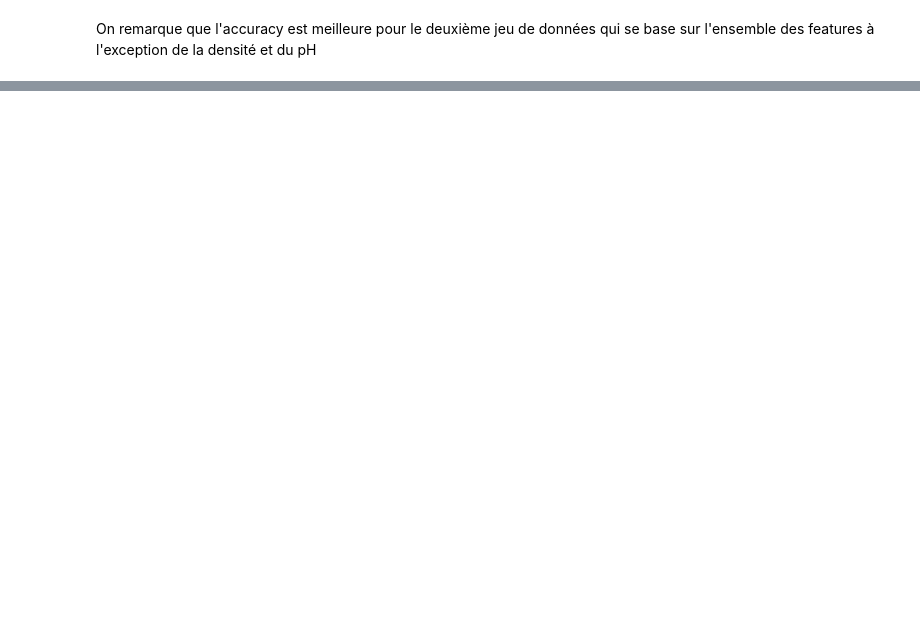
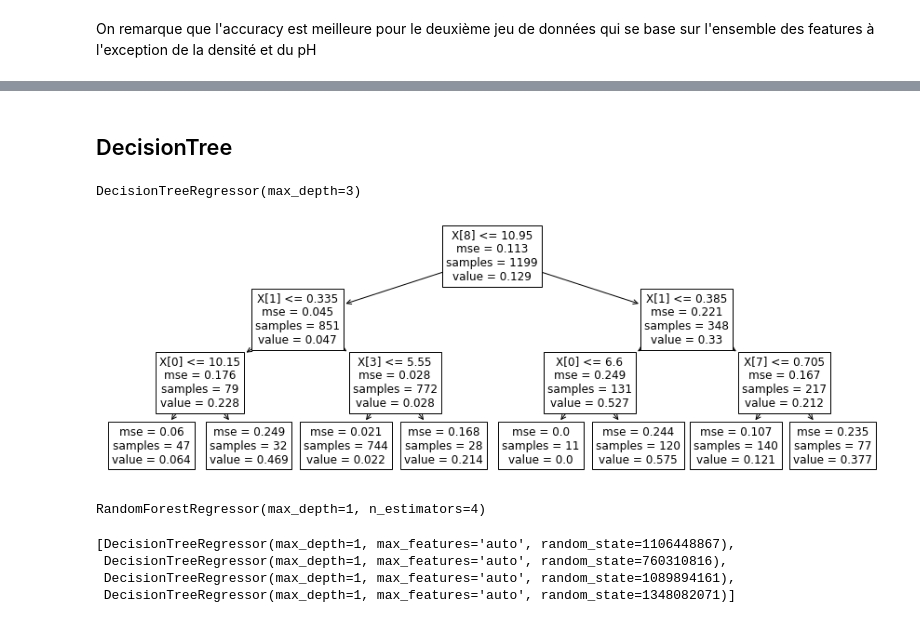
Before and after one commit to Naillik13/wine-notebook, a Jupyter notebook: WineQuality.ipynb, the cells around one changed output, grey strips where cells are left out. Drawn from its saved outputs; the diff is of its cells as text; code cells hidden in the pictures; blank space fills up the shorter version.

Commit message:
[ADD] DecisionTree

```diff
--- a/WineQuality.ipynb
+++ b/WineQuality.ipynb
@@ -322,0 +331,29 @@ plot_confusion_matrix(logreg_new, X=X_test_new, y_true=y_test_new)
+# %% [markdown]
+## DecisionTree
+# %%
+from sklearn.tree import DecisionTreeRegressor, plot_tree
+
+def create_and_show_tree(data, y, estimator, ax=None):
+    if not ax:
+        fig, ax = plt.subplots(1, 1, figsize=(estimator.max_depth*5,5))
+    estimator.fit(data, y)
+    _ = plot_tree(estimator, ax=ax, fontsize=12)
+    return estimator
+# %%
+create_and_show_tree(X_train_bis, y_train_bis, DecisionTreeRegressor(max_depth=3) )
+# %% [output]
+DecisionTreeRegressor(max_depth=3)
+[figure, added]
+# %%
+from sklearn.ensemble import RandomForestRegressor
+rf = RandomForestRegressor(n_estimators=4, max_depth=1)
+rf.fit(X_train_bis, y_train_bis)
+# %% [output]
+RandomForestRegressor(max_depth=1, n_estimators=4)
+# %%
+rf.estimators_
+# %% [output]
+[DecisionTreeRegressor(max_depth=1, max_features='auto', random_state=1106448867),
+ DecisionTreeRegressor(max_depth=1, max_features='auto', random_state=760310816),
+ DecisionTreeRegressor(max_depth=1, max_features='auto', random_state=1089894161),
+ DecisionTreeRegressor(max_depth=1, max_features='auto', random_state=1348082071)]
```
Also changed, not shown: parts of 11 cells of this notebook.
